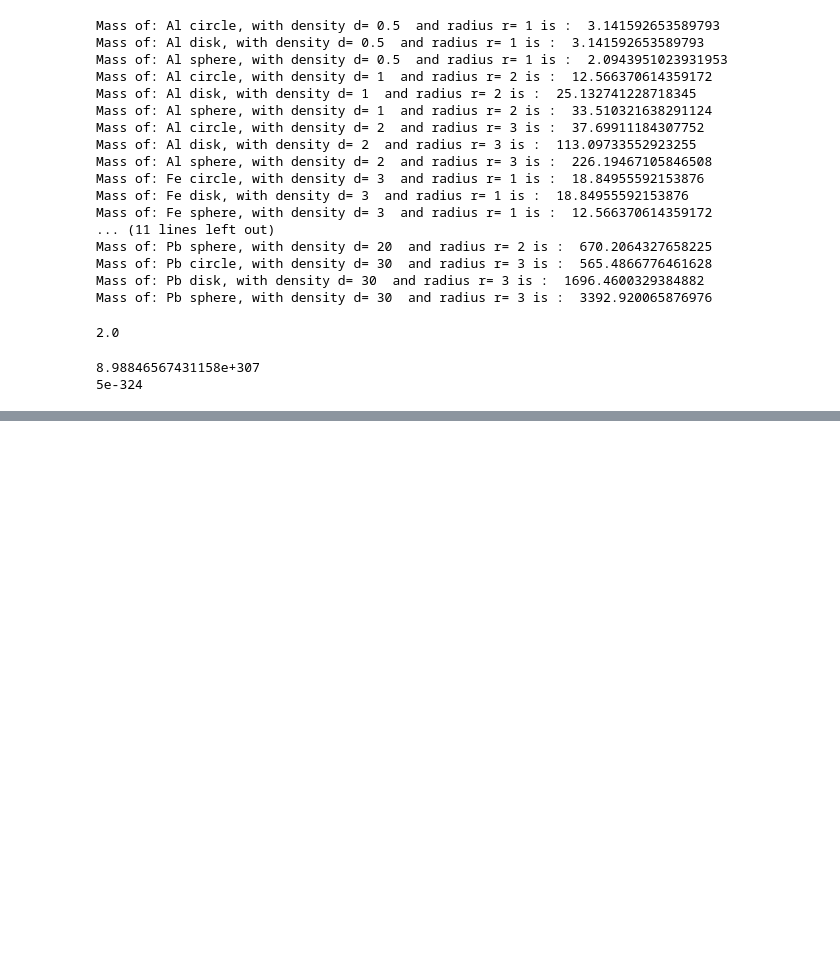
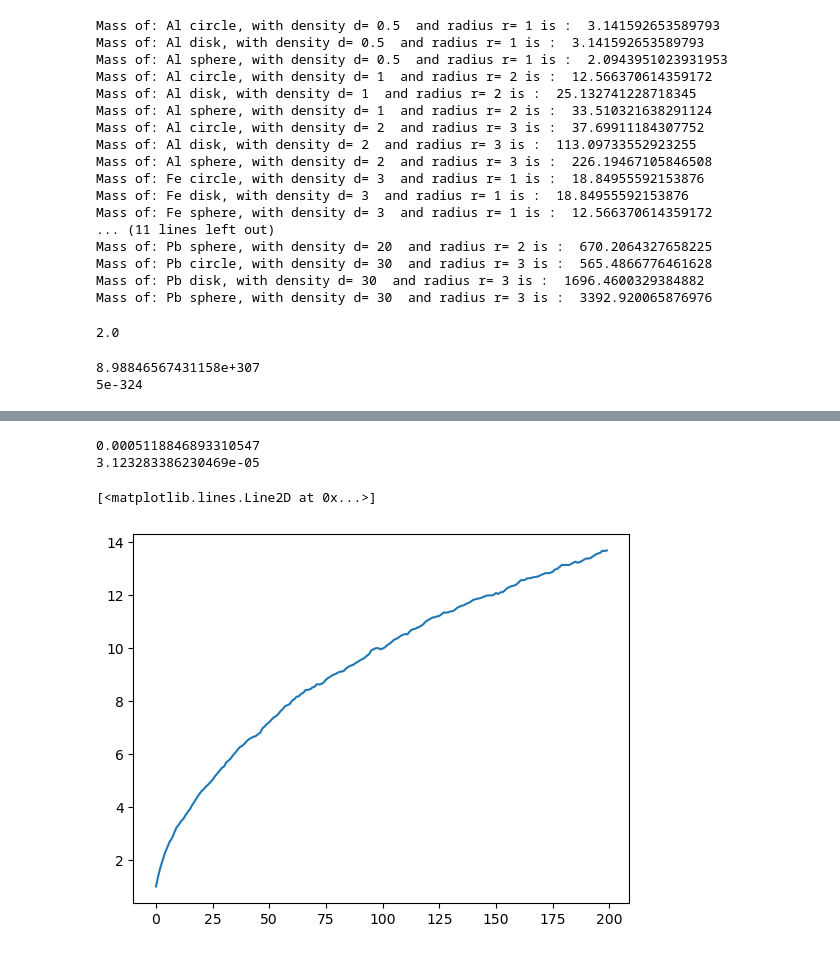
Before and after one commit to alessandroturino-unipd/LCP_exercises, a Jupyter notebook: AT_solutions/white_page.ipynb, the cells around one changed output, grey strips where cells are left out. Saved outputs shown, nothing was run; the diff lists cells and outputs as text; code cells hidden in the pictures; blank space fills up the shorter version.

```diff
--- a/AT_solutions/white_page.ipynb
+++ b/AT_solutions/white_page.ipynb
@@ -148,0 +201,57 @@ print(prev)
+# %%
+######### ex 6
+dist={'Chicago':0, 'Springfield':198 , 'Saint-Louis':303 , 'Tulsa' : 736, 'Ok city' : 871 ,
+      'Amarillo' : 1175 , 'Santa Fe' : 1475 , 'Albuquerque' : 1544 , 'Flagstaff': 1913, 'Los Angeles':2448}
+grid=np.array([v for v in dist.values()])
+grid=np.abs(grid[:,np.newaxis]-grid)
+m_to_km=1.6
+grid=grid*1.6
+######### ex 7
+import time
+def prime(x):
+    if x<2 :
+        return True
+    for i in range(2,x):
+        if x%i ==0:
+            return False
+    return True
+
+start=time.time()
+N=99
+x=np.arange(0,N)
+mask=[]
+for i in range(N):
+    mask.append(prime(x[i]))
+x=x[mask]
+t_1= time.time() - start
+print(t_1)
+
+# Erathostenes
+xx=np.arange(N)
+mask_2 = np.ones(N, dtype=bool)
+mask_2[:2] = False   # 0 and 1 are not prime
+for i in range(2,int(np.sqrt(N))+1):
+    if mask_2[i]==True:
+        for multiple in range(i*i,N,i):
+            mask_2[multiple]= False
+prime_2=xx[mask_2]
+start=time.time()
+t_2= time.time() - start
+print(t_2)
+# %% [output]
+0.0005118846893310547
+3.123283386230469e-05
+# %%
+#### ex 8
+
+N=1000
+n_steps=200
+walks=npr.randint(0,2,size=(1000,200))*2-1
+distances=walks.cumsum(axis=1)
+distances=distances**2
+mean_dist=np.sqrt(distances.mean(axis=0))
+plt.plot(np.arange(n_steps),mean_dist)
+# it goes as sqrt(t) as a RW does
+# %% [output]
+[<matplotlib.lines.Line2D at 0x...>]
+[figure, added]
```
Also changed, not shown: parts of 9 cells of this notebook, 5 other files.
